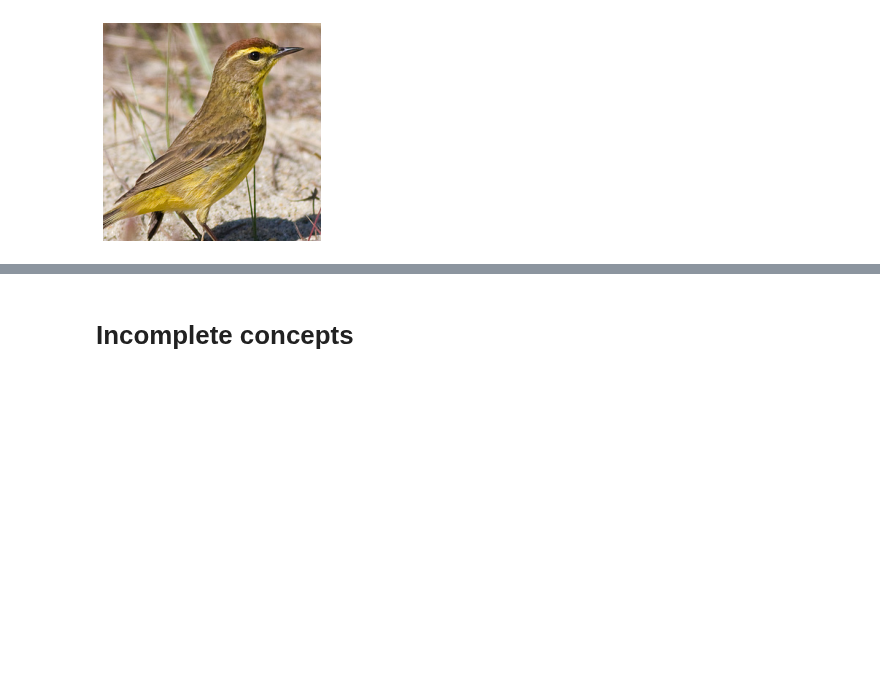
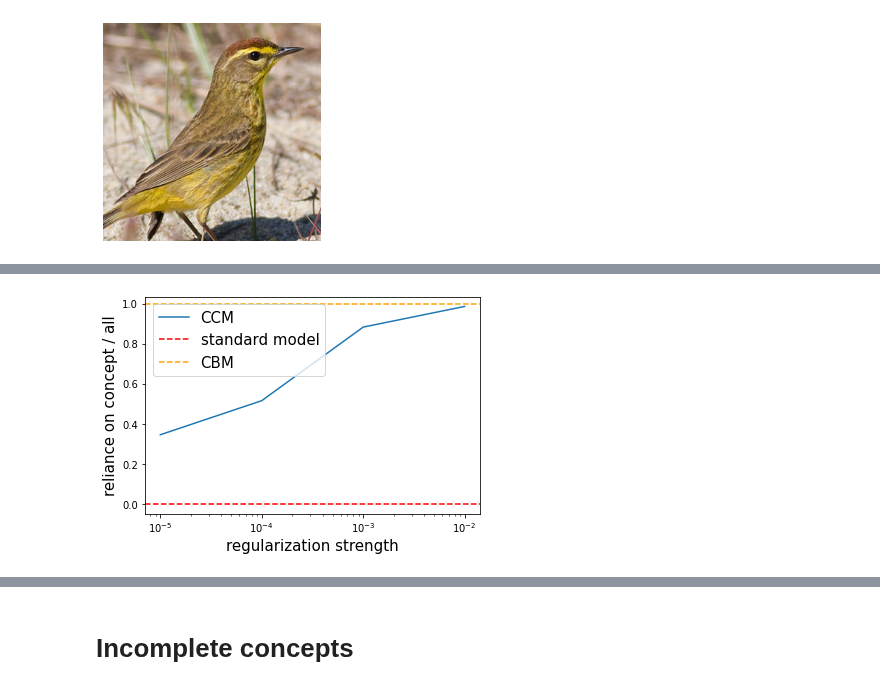
Before and after one commit to nathanwang000/ConceptCredibleModel, a Jupyter notebook: notebooks/birds_standard.ipynb, the cells around one changed output, grey strips where cells are left out. Drawn from its saved outputs; the diff is of its cells as text; code cells hidden in the pictures; blank space fills up the shorter version.

```diff
--- a/notebooks/birds_standard.ipynb
+++ b/notebooks/birds_standard.ipynb
@@ -114,0 +208,10 @@ image size: torch.Size([3, 200, 200])
+# %%
+plt.semilogx(alphas, concept_ratios, label='CCM')
+plt.axhline(0, ls='--', color='red', label='standard model')
+plt.axhline(1.0, ls='--', color='orange', label='CBM')
+plt.legend(fontsize=15)
+plt.xlabel('regularization strength', fontsize=15)
+plt.ylabel('reliance on concept / all', fontsize=15)
+plt.show()
+# %% [output]
+[figure, added]
```
Also changed, not shown: parts of 12 cells of this notebook, 2 other files.
